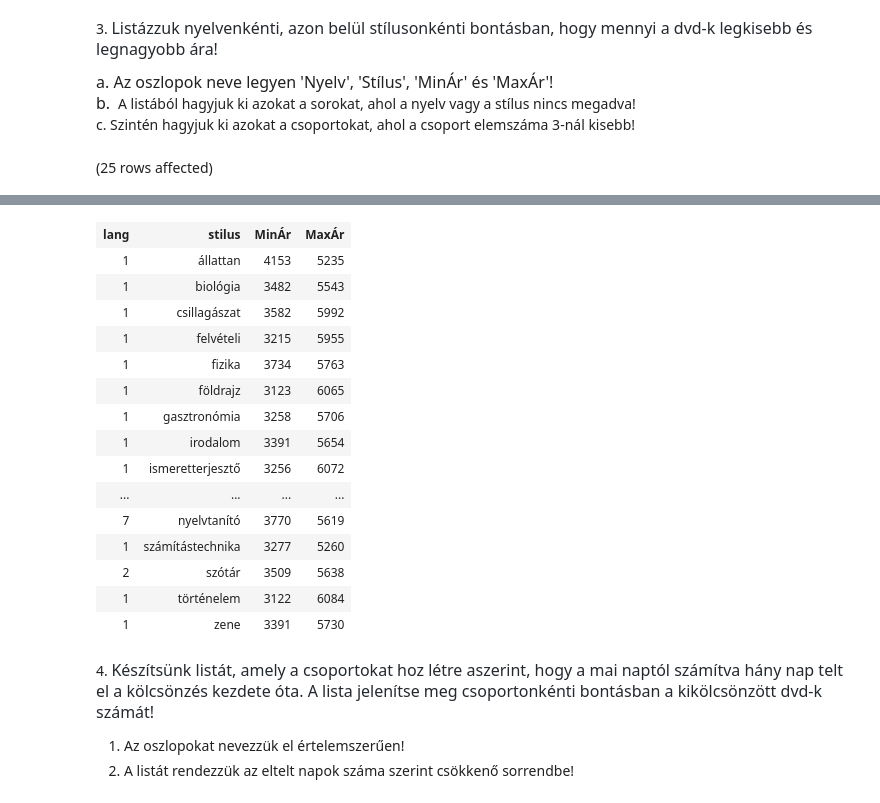
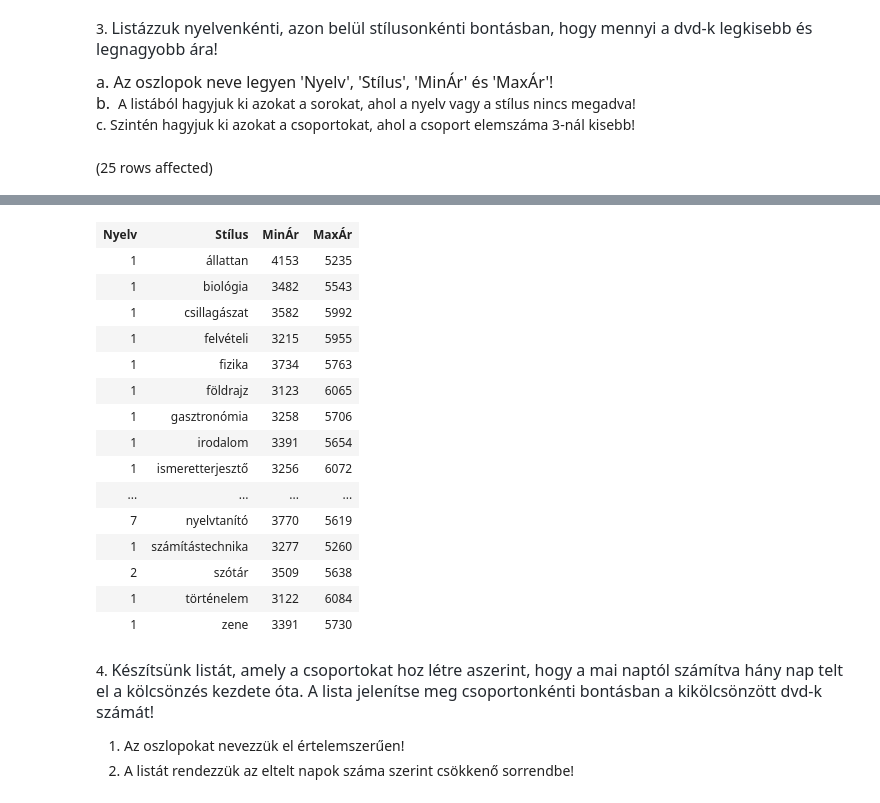
Before and after one commit to sesztaklorant/SQL, a Jupyter notebook: gyakorlat02_feladatok .ipynb, the cells around one changed output, grey strips where cells are left out. Cells and saved outputs as stored; diff of their text form; code cells hidden in the pictures.

```diff
--- a/gyakorlat02_feladatok .ipynb
+++ b/gyakorlat02_feladatok .ipynb
@@ -52,14 +56,14 @@ Total execution time: 00:00:00.016
 <span style="font-size: 16px;">a. Az oszlopok neve legyen 'Nyelv', 'Stílus', 'MinÁr' és 'MaxÁr'!<br>b.&nbsp;</span> A listából hagyjuk ki azokat a sorokat, ahol a nyelv vagy a stílus nincs megadva!
 c. Szintén hagyjuk ki azokat a csoportokat, ahol a csoport elemszáma 3-nál kisebb!
 # %%
-SELECT lang,
-       stilus,
+SELECT lang AS 'Nyelv',
+       stilus AS 'Stílus',
        MIN(nettoar) AS "MinÁr",
        MAX(nettoar) AS "MaxÁr"
 
 FROM dvd
 --WHERE sorokra vonatkozik
-WHERE lang IS NOT NULL and stilus IS NOT NULL
+WHERE lang IS NOT NULL AND stilus IS NOT NULL
 GROUP BY lang,
          stilus
 --Csopikra vonatkozo feltetel having
@@ -70,4 +74,4 @@ Total execution time: 00:00:00.011
-| lang | stilus | MinÁr | MaxÁr |
+| Nyelv | Stílus | MinÁr | MaxÁr |
 | 1 | állattan | 4153 | 5235 |
 | 1 | biológia | 3482 | 5543 |
 | 1 | csillagászat | 3582 | 5992 |
```
Also changed, not shown: parts of 26 cells of this notebook.
